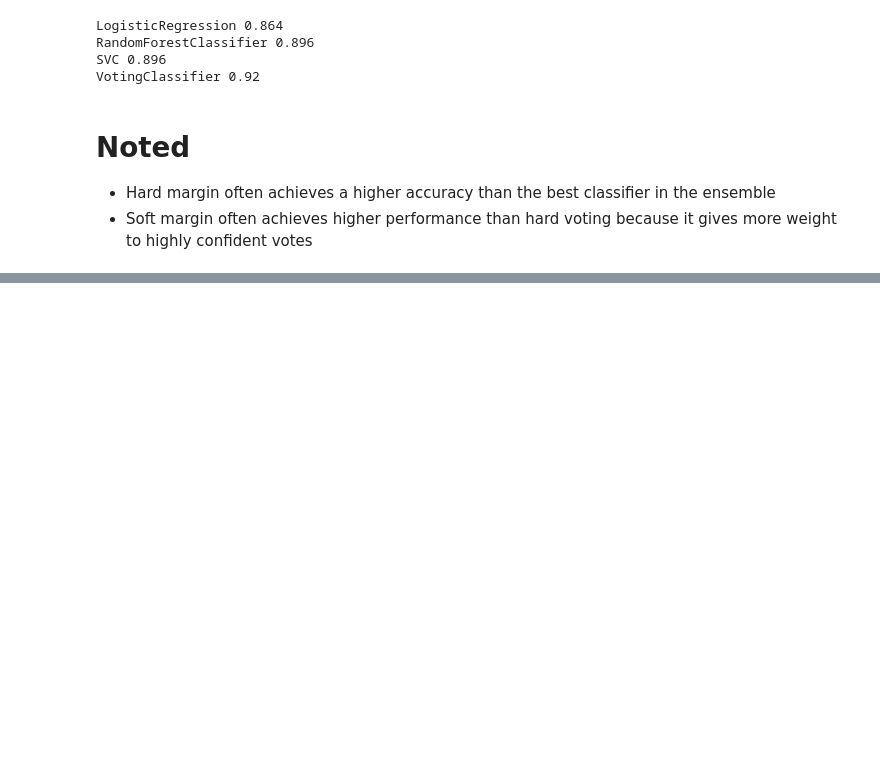
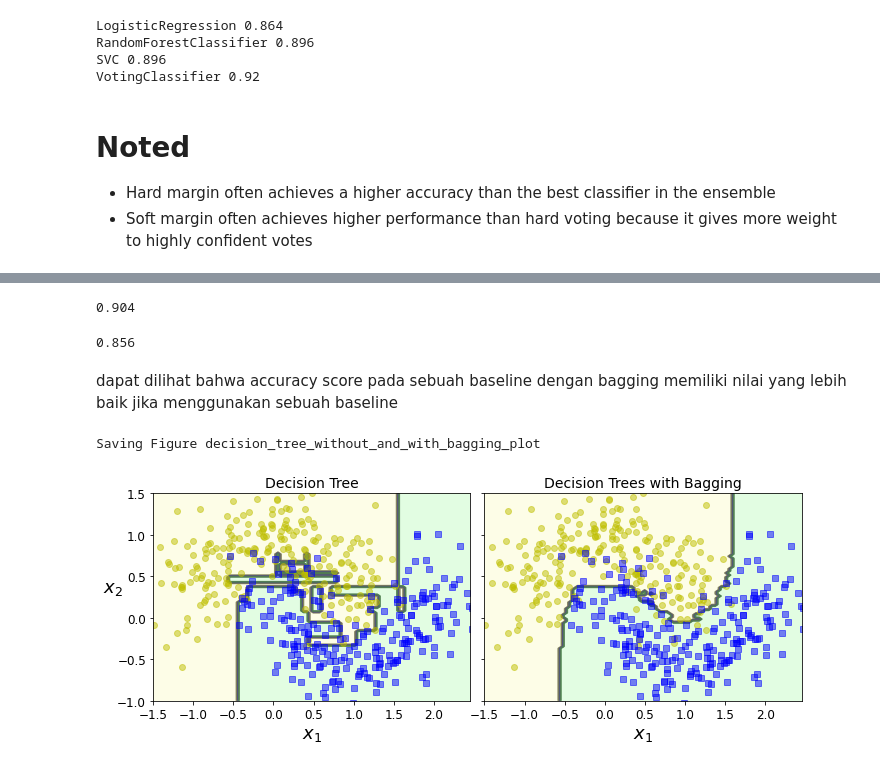
Before and after one commit to TeguhPermana666/Ensamble-Learning, a Jupyter notebook: vote_methode.ipynb, the cells around one changed output, grey strips where cells are left out. Drawn from its saved outputs; the diff is of its cells as text; code cells hidden in the pictures; blank space fills up the shorter version.

Commit message:
[Bagging and pasting] Different used

```diff
--- a/vote_methode.ipynb
+++ b/vote_methode.ipynb
@@ -192,0 +212,48 @@ weight to highly confident votes
+# %%
+from sklearn.metrics import accuracy_score
+accuracy_score(y_test,y_pred)
+# %% [output]
+0.904
+# %%
+# baseline -> without bagging classifier
+tree_clf = DecisionTreeClassifier(random_state=42)
+tree_clf.fit(X_train,y_train)
+y_pred=tree_clf.predict(X_test)
+accuracy_score(y_test,y_pred)
+# %% [output]
+0.856
+# %% [markdown]
+dapat dilihat bahwa accuracy score pada sebuah baseline dengan bagging memiliki nilai yang lebih baik jika menggunakan sebuah baseline
+# %%
+from matplotlib.colors import ListedColormap
+
+def plot_decision_boundary(clf, X, y, axes=[-1.5, 2.45, -1, 1.5], alpha=0.5, contour=True):
+    x1s = np.linspace(axes[0], axes[1], 100)
+    x2s = np.linspace(axes[2], axes[3], 100)
+    x1, x2 = np.meshgrid(x1s, x2s)
+    X_new = np.c_[x1.ravel(), x2.ravel()]
+    y_pred = clf.predict(X_new).reshape(x1.shape)
+    custom_cmap = ListedColormap(['#fafab0','#9898ff','#a0faa0'])
+    plt.contourf(x1, x2, y_pred, alpha=0.3, cmap=custom_cmap)
+    if contour:
+        custom_cmap2 = ListedColormap(['#7d7d58','#4c4c7f','#507d50'])
+        plt.contour(x1, x2, y_pred, cmap=custom_cmap2, alpha=0.8)
+    plt.plot(X[:, 0][y==0], X[:, 1][y==0], "yo", alpha=alpha)
+    plt.plot(X[:, 0][y==1], X[:, 1][y==1], "bs", alpha=alpha)
+    plt.axis(axes)
+    plt.xlabel(r"$x_1$", fontsize=18)
+    plt.ylabel(r"$x_2$", fontsize=18, rotation=0)
+# %%
+fig, axes = plt.subplots(ncols=2, figsize=(10,4), sharey=True)
+plt.sca(axes[0])
+plot_decision_boundary(tree_clf, X, y)
+plt.title("Decision Tree", fontsize=14)
+plt.sca(axes[1])
+plot_decision_boundary(bag_clf, X, y)
+plt.title("Decision Trees with Bagging", fontsize=14)
+plt.ylabel("")
+save_fig("decision_tree_without_and_with_bagging_plot")
+plt.show()
+# %% [output]
+Saving Figure decision_tree_without_and_with_bagging_plot
+[figure, added]
```
Also changed, not shown: parts of 2 cells of this notebook, 1 other file.
